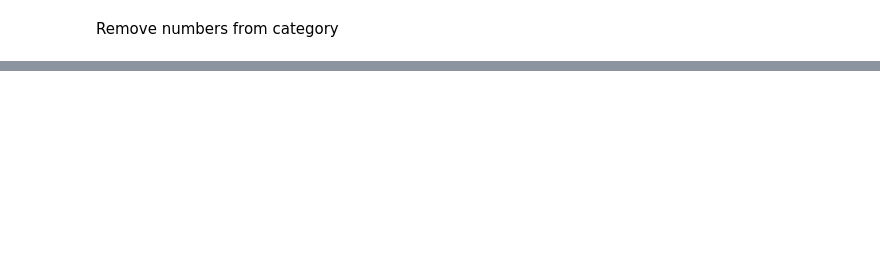
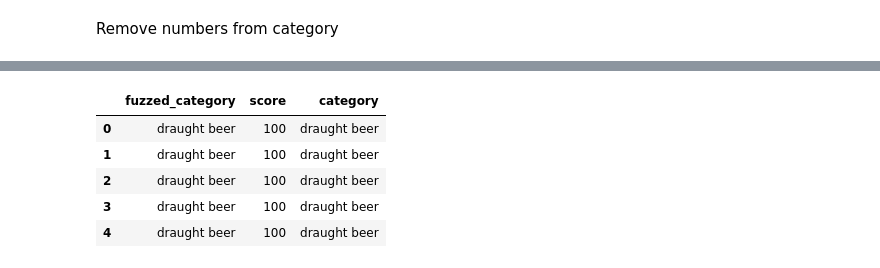
Before and after one commit to lestherll/restaurant-data-analytics, a Jupyter notebook: data_cleaning.ipynb, the cells around one changed output, grey strips where cells are left out. Drawn from its saved outputs; the diff is of its cells as text; code cells hidden in the pictures; blank space fills up the shorter version.

```diff
--- a/data_cleaning.ipynb
+++ b/data_cleaning.ipynb
@@ -548,0 +612,13 @@ df.head()
+# %%
+temp = fuzzed.explode("fuzzed_category")
+fuzzed = pd.concat([temp.iloc[::2, :], temp.iloc[1::2, :]], axis=1)
+fuzzed.columns = ["fuzzed_category", "score"]
+fuzzed["category"] = df.category
+fuzzed.head()
+# %% [output]
+|  | fuzzed_category | score | category |
+| 0 | draught beer | 100 | draught beer |
+| 1 | draught beer | 100 | draught beer |
+| 2 | draught beer | 100 | draught beer |
+| 3 | draught beer | 100 | draught beer |
+| 4 | draught beer | 100 | draught beer |
```
Also changed, not shown: parts of 38 cells of this notebook, 1 other file.
